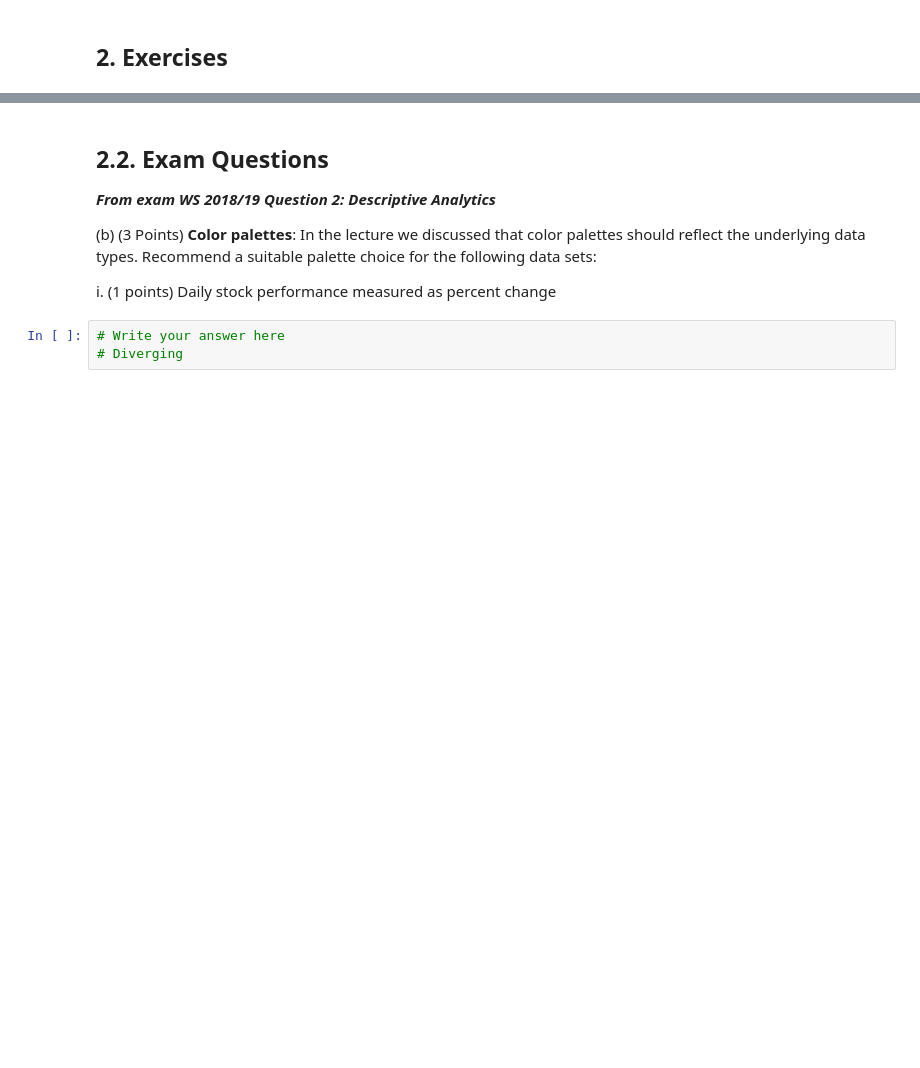
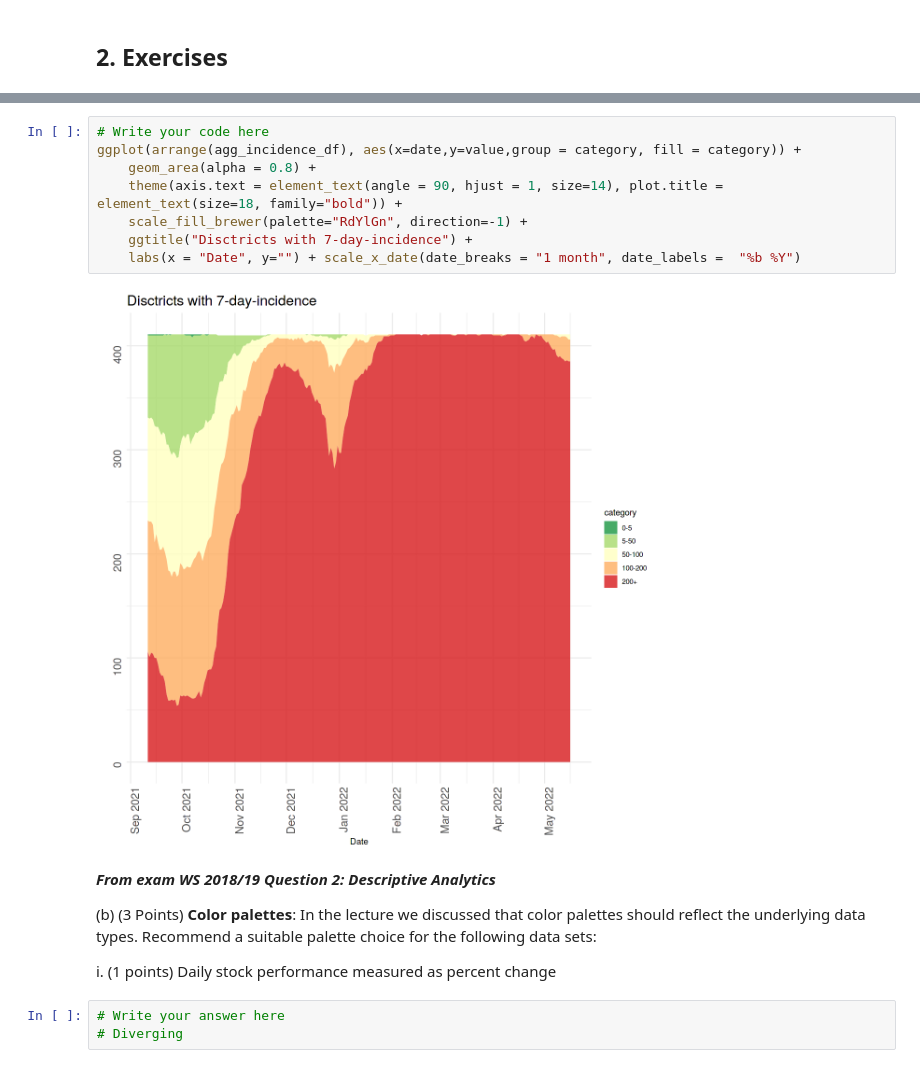
Before and after one commit to wi3jmu/AIS2022, a Jupyter notebook: worksheets/ais22-w05-data-visualization.ipynb, the cells around one changed output, grey strips where cells are left out. Saved outputs shown, nothing was run; the diff lists cells and outputs as text; blank space fills up the shorter version.

```diff
--- a/worksheets/ais22-w05-data-visualization.ipynb
+++ b/worksheets/ais22-w05-data-visualization.ipynb
@@ -472,6 +629,14 @@ diamonds %>%
+# %%
+# Write your code here
+ggplot(arrange(agg_incidence_df), aes(x=date,y=value,group = category, fill = category)) +
+    geom_area(alpha = 0.8) +
+    theme(axis.text = element_text(angle = 90, hjust = 1, size=14), plot.title = element_text(size=18, family="bold")) +
+    scale_fill_brewer(palette="RdYlGn", direction=-1) +
+    ggtitle("Disctricts with 7-day-incidence") +
+    labs(x = "Date", y="") + scale_x_date(date_breaks = "1 month", date_labels =  "%b %Y")
+# %% [output]
+[figure, added]
 # %% [markdown]
-## 2.2. Exam Questions<a id="exam"></a>
-
 ***From exam WS 2018/19 Question 2: Descriptive Analytics***
 
 (b) (3 Points) __Color palettes__: In the lecture we discussed that color palettes should reflect the underlying data types. Recommend a suitable palette choice for the following data sets:
```
Also changed, not shown: parts of 43 cells of this notebook.
